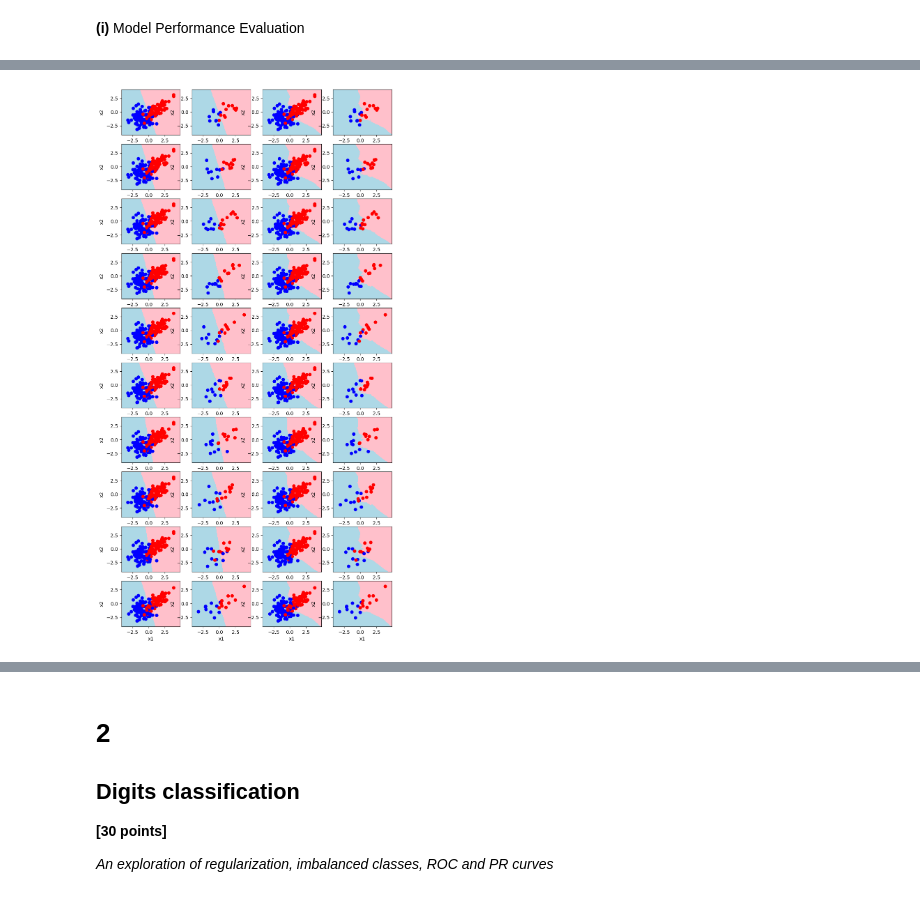
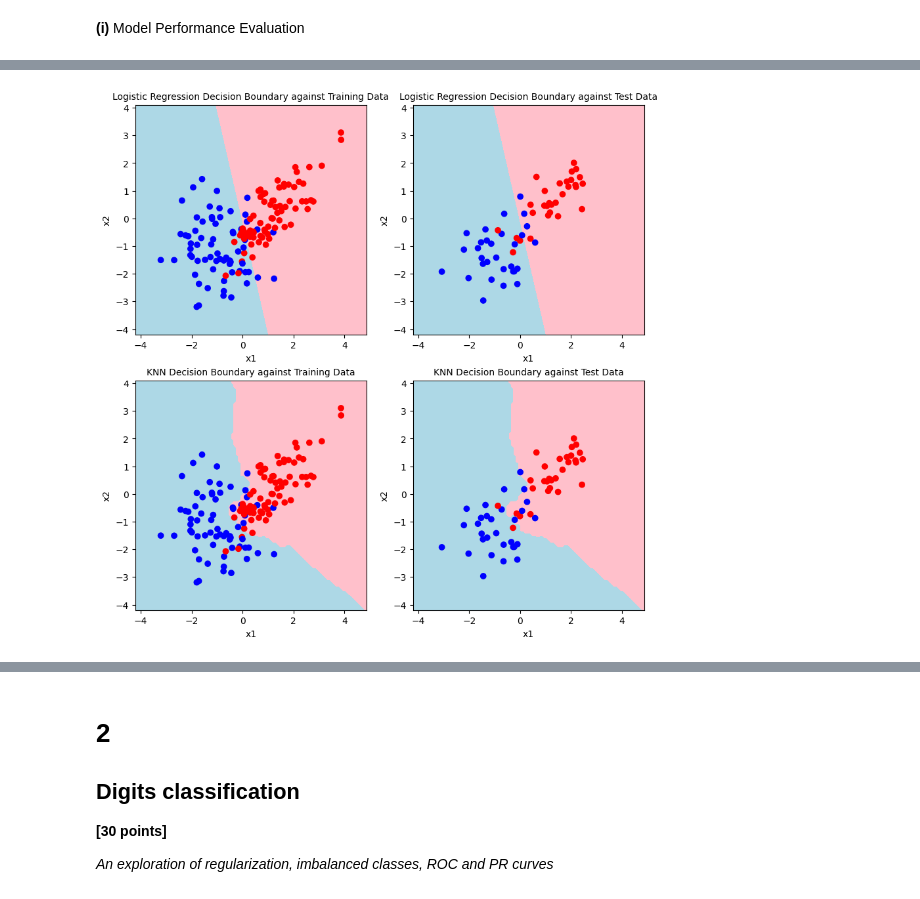
Before and after one commit to nick-carroll1/ids705, a Jupyter notebook: assignments/Assignment_3.ipynb, the cells around one changed output, grey strips where cells are left out. Drawn from its saved outputs; the diff is of its cells as text; code cells hidden in the pictures.

Commit message:
Updated Charts

```diff
--- a/assignments/Assignment_3.ipynb
+++ b/assignments/Assignment_3.ipynb
@@ -253,6 +253,7 @@ $ \textbf{w}_{n + 1} = \textbf{w}_{n} - \eta \nabla_{\textbf{w}}(C(\textbf{w}))
 # %%
 # Logistic regression class
 class Logistic_regression:
+    """This is a class for a logistic regression model. It is initialized with no parameters."""
     # Class constructor
     def __init__(self):
         self.w = None     # logistic regression weights
@@ -264,20 +265,24 @@ class Logistic_regression:
 
     # Method for calculating the sigmoid function of w^T X for an input set of weights
     def sigmoid(self, X, w):
+        """Method for calculating the sigmoid function of w^T X for an input set of weights."""
         return 1 / (1 + np.exp(-np.matmul(X, w.T)))
 
     # Cost function for an input set of weights
     def cost(self, X, y, w):
+        """Method for calculating the cost function for an input set of weights."""
         N = X.shape[0]
         return -1 / N * np.sum(y * np.log(self.sigmoid(X, w)) + (1 - y) * np.log(1 - self.sigmoid(X, w)))
 
     # Update the weights in an iteration of gradient descent
     def gradient_descent(self, X, y, lr):
+        """Method for updating the weights in an iteration of gradient descent."""
         N = X.shape[0]
         return self.w + lr / N * np.sum(np.multiply(y - self.sigmoid(X, self.w),  X), axis = 0)
 
     # Fit the logistic regression model to the data through gradient descent
     def fit(self, X, y, lr, w_init = None, delta_thresh=1e-6, max_iter=5000, verbose=False):
+        """Method for fitting the logistic regression model to the data through gradient descent."""
         X = self.prepare_x(X)
         if w_init is None:
             self.w = np.random.rand(y.shape[1] if len(y.shape) > 1 else 1, X.shape[1])
@@ -292,21 +297,26 @@ class Logistic_regression:
 
     # Use the trained model to predict the confidence scores (prob of positive class in this case)
     def predict_proba(self, X):
+        """Method for using the trained model to predict the confidence scores (prob of positive class in this case)."""
         return self.sigmoid(self.prepare_x(X), self.w).reshape(1, -1)[0]
 
     # Use the trained model to make binary predictions
     def predict(self, X, thresh=0.5):
+        """Method for using the trained model to make binary predictions."""
         return np.where(self.predict_proba(X) > thresh, 1, 0)
 
     # Stores the learning curves from saved weights from gradient descent
     def learning_curve(self, X, y):
+        """Method for storing the learning curves from saved weights from gradient descent."""
         return np.array([self.cost(self.prepare_x(X), np.reshape(y.to_numpy(), (-1, 1)), each_w) for each_w in self.saved_w])
 
     # Appends a column of ones as the first feature to account for the bias term
     def prepare_x(self, X):
+        """Method for appending a column of ones as the first feature to account for the bias term."""
         return np.hstack([np.ones((X.shape[0], 1)), X])
 
     def __sklearn_is_fitted__(self):
+        """Method for checking if the model has been fitted."""
         if self.w is not None:
             return True
         else:
@@ -400,21 +410,77 @@ from matplotlib.colors import ListedColormap
 import matplotlib.pyplot as plt
 from sklearn.neighbors import KNeighborsClassifier
 
-fig, axs = plt.subplots(10, 4, figsize = (10, 20))
+# Fitting logistic regression model
+logmodel = Logistic_regression()
+logmodel.fit(train.loc[:, ['x1', 'x2']], train.loc[:, 'y'], 1)
 
-skf = StratifiedKFold(n_splits = 10)
+# Fitting KNN model
 k = 7
-for ax_index, (train_index, test_index) in enumerate(skf.split(data.loc[:, ['x1', 'x2']], data.loc[:, 'y'])):
-    logmodel = Logistic_regression()
-    logmodel.fit(data.loc[train_index, ['x1', 'x2']], data.loc[train_index, 'y'], 1)
-    knnmodel = KNeighborsClassifier(n_neighbors = k)
-    knnmodel.fit(data.loc[train_index, ['x1', 'x2']].to_numpy(), data.loc[train_index, 'y'].to_numpy())
-    DecisionBoundaryDisplay.from_estimator(logmodel, data.loc[:, ['x1', 'x2']], response_method = 'predict', cmap = ListedColormap(['pink', 'lightblue']), ax = axs[ax_index, 0])
-    DecisionBoundaryDisplay.from_estimator(logmodel, data.loc[:, ['x1', 'x2']], response_method = 'predict', cmap = ListedColormap(['pink', 'lightblue']), ax = axs[ax_index, 1])
-    axs[ax_index, 0].scatter(data.loc[train_index, 'x1'], data.loc[train_index, 'x2'], c = data.loc[train_index, 'y'], cmap = ListedColormap(['red', 'blue']))
-    axs[ax_index, 1].scatter(data.loc[test_index, 'x1'], data.loc[test_index, 'x2'], c = data.loc[test_index, 'y'], cmap = ListedColormap(['red', 'blue']))
-    DecisionBoundaryDisplay.from_estimator(knnmodel, data.loc[:, ['x1', 'x2']], response_method = 'predict', cmap = ListedColormap(['pink', 'lightblue']), ax = axs[ax_index, 2])
-    DecisionBoundaryDisplay.from_estimator(knnmodel, data.loc[:, ['x1', 'x2']], response_method = 'predict', cmap = ListedColormap(['pink', 'lightblue']), ax = axs[ax_index, 3])
-    axs[ax_index, 2].scatter(data.loc[train_index, 'x1'], data.loc[train_index, 'x2'], c = data.loc[train_index, 'y'], cmap = ListedColormap(['red', 'blue']))
-    axs[ax_index, 3].scatter(data.loc[test_index, 'x1'], data.loc[test_index, 'x2'], c = data.loc[test_index, 'y'], cmap = ListedColormap(['red', 'blue']))
+knnmodel = KNeighborsClassifier(n_neighbors = k)
+knnmodel.fit(train.loc[:, ['x1', 'x2']].to_numpy(), train.loc[:, 'y'].to_numpy())
+
+# Setting up plots
+fig, axs = plt.subplots(2, 2, figsize = (10, 10))
+
+# Plotting logistic regression decision boundaries
+DecisionBoundaryDisplay.from_estimator(
+    logmodel,
+    train.loc[:, ['x1', 'x2']],
+    response_method = 'predict_proba',
+    cmap = ListedColormap(['pink', 'lightblue']),
+    ax = axs[0, 0])
+
+DecisionBoundaryDisplay.from_estimator(
+    logmodel,
+    train.loc[:, ['x1', 'x2']],
+    response_method = 'predict_proba',
+    cmap = ListedColormap(['pink', 'lightblue']),
+    ax = axs[0, 1])
+
+axs[0, 0].scatter(
+    train.loc[:, 'x1'],
+    train.loc[:, 'x2'],
+    c = train.loc[:, 'y'],
+    cmap = ListedColormap(['red', 'blue']))
+
+axs[0, 0].set_title('Logistic Regression Decision Boundary against Training Data', fontsize = 10)
+
+axs[0, 1].scatter(
+    test.loc[:, 'x1'],
+    test.loc[:, 'x2'],
+    c = test.loc[:, 'y'],
+    cmap = ListedColormap(['red', 'blue']))
+
+axs[0, 1].set_title('Logistic Regression Decision Boundary against Test Data', fontsize = 10)
+
+# Plotting KNN decision boundaries
+DecisionBoundaryDisplay.from_estimator(
+    knnmodel,
+    train.loc[:, ['x1', 'x2']],
+    response_method = 'predict_proba',
+    cmap = ListedColormap(['pink', 'lightblue']),
+    ax = axs[1, 0])
+
+DecisionBoundaryDisplay.from_estimator(
+    knnmodel,
+    train.loc[:, ['x1', 'x2']],
+    response_method = 'predict_proba',
+    cmap = ListedColormap(['pink', 'lightblue']),
+    ax = axs[1, 1])
+
+axs[1, 0].scatter(
+    train.loc[:, 'x1'],
+    train.loc[:, 'x2'],
+    c = train.loc[:, 'y'],
+    cmap = ListedColormap(['red', 'blue']))
+
+axs[1, 0].set_title('KNN Decision Boundary against Training Data', fontsize = 10)
+
+axs[1, 1].scatter(
+    test.loc[:, 'x1'],
+    test.loc[:, 'x2'],
+    c = test.loc[:, 'y'],
+    cmap = ListedColormap(['red', 'blue']))
+
+axs[1, 1].set_title('KNN Decision Boundary against Test Data', fontsize = 10)
 # %% [output]
@@ -421 +488 @@ for ax_index, (train_index, test_index) in enumerate(skf.split(data.loc[:, ['x1'
-[figure, old version]
+[figure, new version]
```
Also changed, not shown: parts of 26 cells of this notebook.
